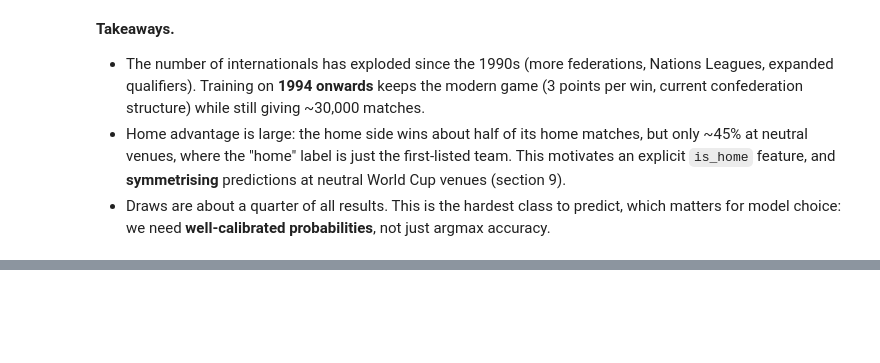
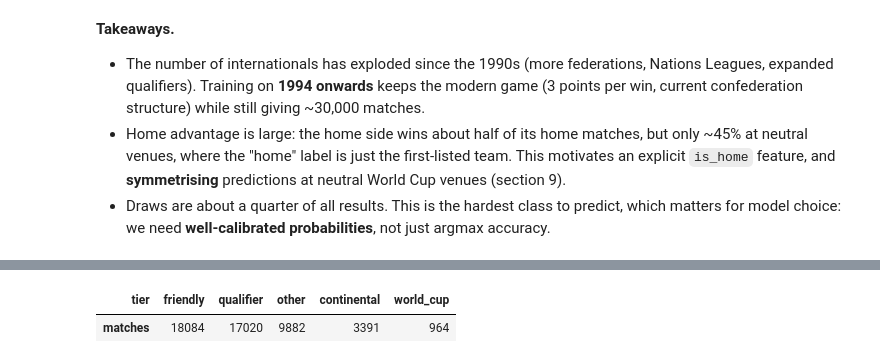
Before and after one commit to liiiira/wc_predictor, a Jupyter notebook: worldcup_2026_prediction.ipynb, the cells around one changed output, grey strips where cells are left out. Cells and saved outputs as stored; diff of their text form; code cells hidden in the pictures; blank space fills up the shorter version.

```diff
--- a/worldcup_2026_prediction.ipynb
+++ b/worldcup_2026_prediction.ipynb
@@ -202,0 +219,38 @@ save(fig, '02_outcome_by_venue'); plt.show()
+# %%
+MAJOR_FINALS = {'UEFA Euro', 'Copa América', 'African Cup of Nations', 'AFC Asian Cup', 'Gold Cup',
+                'CONCACAF Championship', 'Oceania Nations Cup', 'Confederations Cup'}
+
+def tournament_tier(name):
+    if name == 'FIFA World Cup':
+        return 'world_cup'
+    if name in MAJOR_FINALS:
+        return 'continental'
+    if 'qualification' in name or 'Nations League' in name:
+        return 'qualifier'
+    return 'friendly' if name == 'Friendly' else 'other'
+
+TIER_K = {'world_cup': 60, 'continental': 50, 'qualifier': 40, 'other': 30, 'friendly': 20}
+matches['tier'] = matches.tournament.map(tournament_tier)
+display(matches.tier.value_counts().to_frame('matches').T)
+
+def run_elo(df, home_adv=100.0, k_scale=1.0, start=1500.0):
+    """Sequential Elo. Returns pre-match ratings, expected home score and final ratings."""
+    ratings = {}
+    n = len(df)
+    pre_home, pre_away, expected = np.empty(n), np.empty(n), np.empty(n)
+    rows = zip(df.home_team.values, df.away_team.values, df.home_score.values,
+               df.away_score.values, df.neutral.values, df.tier.values)
+    for i, (h, a, hs, as_, neutral, tier) in enumerate(rows):
+        rh, ra = ratings.get(h, start), ratings.get(a, start)
+        pre_home[i], pre_away[i] = rh, ra
+        we = 1.0 / (10 ** (-(rh - ra + (0.0 if neutral else home_adv)) / 400) + 1.0)
+        expected[i] = we
+        w = 1.0 if hs > as_ else 0.5 if hs == as_ else 0.0
+        gd = abs(hs - as_)
+        g = 1.0 if gd <= 1 else 1.5 if gd == 2 else (11 + gd) / 8
+        delta = k_scale * TIER_K[tier] * g * (w - we)
+        ratings[h], ratings[a] = rh + delta, ra - delta
+    return pre_home, pre_away, expected, ratings
+# %% [output]
+| tier | friendly | qualifier | other | continental | world_cup |
+| matches | 18084 | 17020 | 9882 | 3391 | 964 |
```
Also changed, not shown: parts of 4 cells of this notebook, 1 other file.
